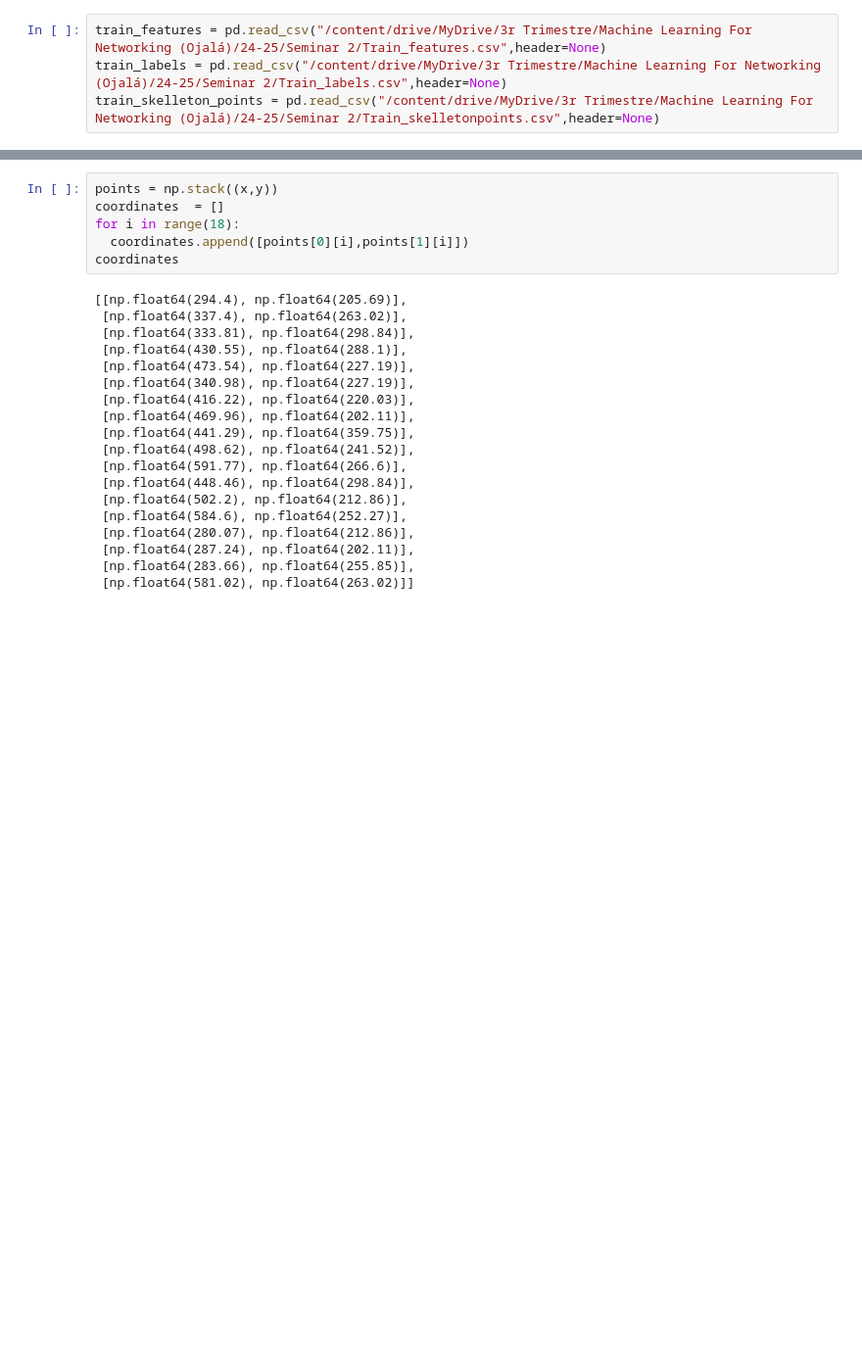
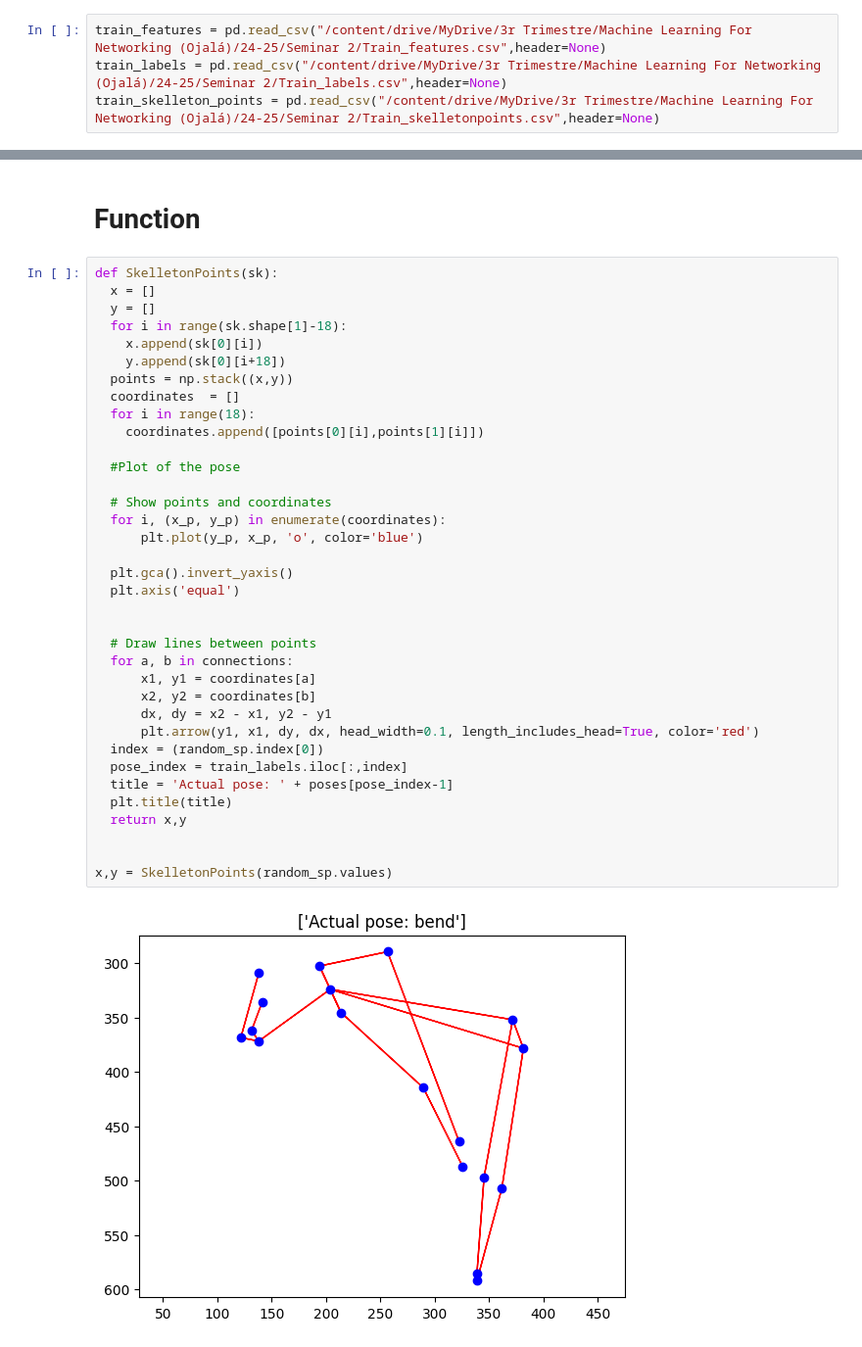
Before and after one commit to JavierGonzalezOtero02/Machine-Learning-for-networks, a Jupyter notebook: seminar2/Seminar_2_(Pose).ipynb, the cells around one changed output, grey strips where cells are left out. Shown: that part at 98% size. Drawn from its saved outputs; the diff is of its cells as text; blank space fills up the shorter version.

```diff
--- a/seminar2/Seminar_2_(Pose).ipynb
+++ b/seminar2/Seminar_2_(Pose).ipynb
@@ -76,25 +48,40 @@ connections
-# %%
-points = np.stack((x,y))
-coordinates  = []
-for i in range(18):
-  coordinates.append([points[0][i],points[1][i]])
-coordinates
-# %% [output]
-[[np.float64(294.4), np.float64(205.69)],
- [np.float64(337.4), np.float64(263.02)],
- [np.float64(333.81), np.float64(298.84)],
- [np.float64(430.55), np.float64(288.1)],
- [np.float64(473.54), np.float64(227.19)],
- [np.float64(340.98), np.float64(227.19)],
- [np.float64(416.22), np.float64(220.03)],
- [np.float64(469.96), np.float64(202.11)],
- [np.float64(441.29), np.float64(359.75)],
- [np.float64(498.62), np.float64(241.52)],
- [np.float64(591.77), np.float64(266.6)],
- [np.float64(448.46), np.float64(298.84)],
- [np.float64(502.2), np.float64(212.86)],
- [np.float64(584.6), np.float64(252.27)],
- [np.float64(280.07), np.float64(212.86)],
- [np.float64(287.24), np.float64(202.11)],
- [np.float64(283.66), np.float64(255.85)],
- [np.float64(581.02), np.float64(263.02)]]
+# %% [markdown]
+# Function
+# %%
+def SkelletonPoints(sk):
+  x = []
+  y = []
+  for i in range(sk.shape[1]-18):
+    x.append(sk[0][i])
+    y.append(sk[0][i+18])
+  points = np.stack((x,y))
+  coordinates  = []
+  for i in range(18):
+    coordinates.append([points[0][i],points[1][i]])
+
+  #Plot of the pose
+
+  # Show points and coordinates
+  for i, (x_p, y_p) in enumerate(coordinates):
+      plt.plot(y_p, x_p, 'o', color='blue')
+
+  plt.gca().invert_yaxis()
+  plt.axis('equal')
+
+
+  # Draw lines between points
+  for a, b in connections:
+      x1, y1 = coordinates[a]
+      x2, y2 = coordinates[b]
+      dx, dy = x2 - x1, y2 - y1
+      plt.arrow(y1, x1, dy, dx, head_width=0.1, length_includes_head=True, color='red')
+  index = (random_sp.index[0])
+  pose_index = train_labels.iloc[:,index]
+  title = 'Actual pose: ' + poses[pose_index-1]
+  plt.title(title)
+  return x,y
+
+
+x,y = SkelletonPoints(random_sp.values)
+# %% [output]
+[figure, added]
```
Also changed, not shown: parts of 11 cells of this notebook.
